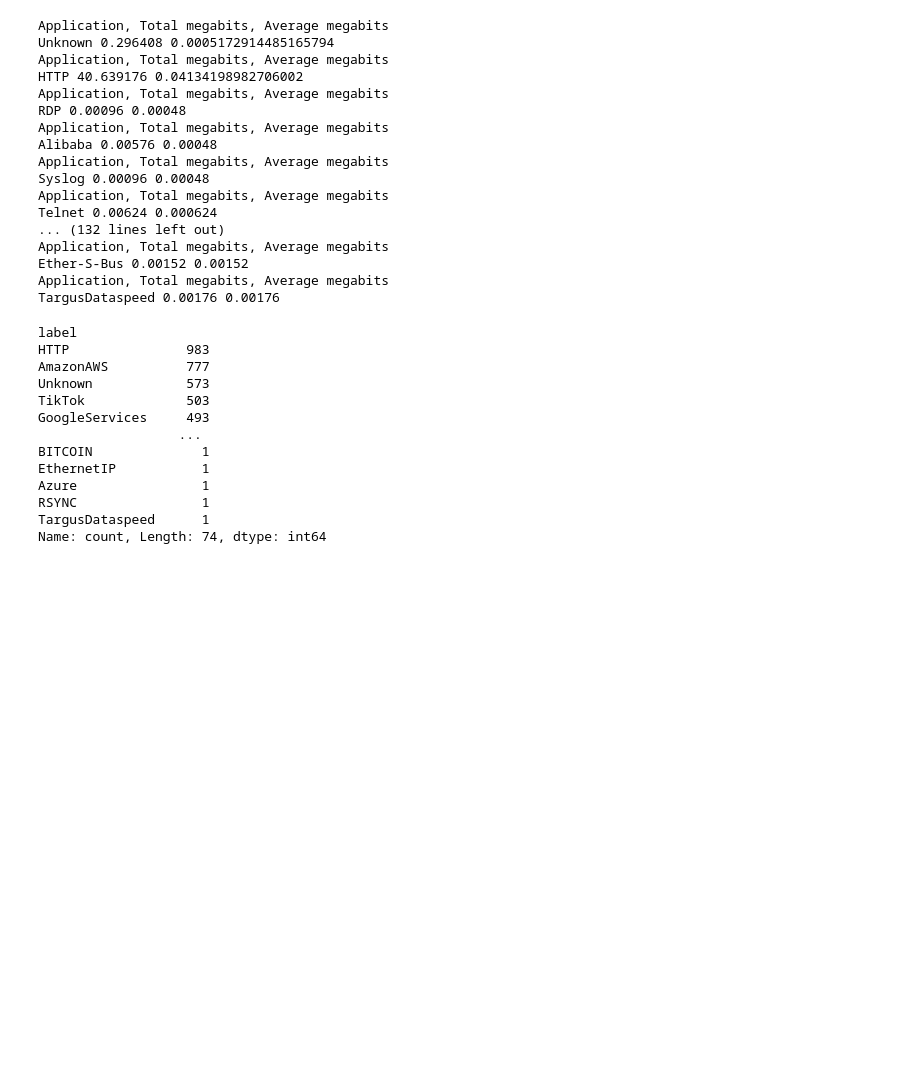
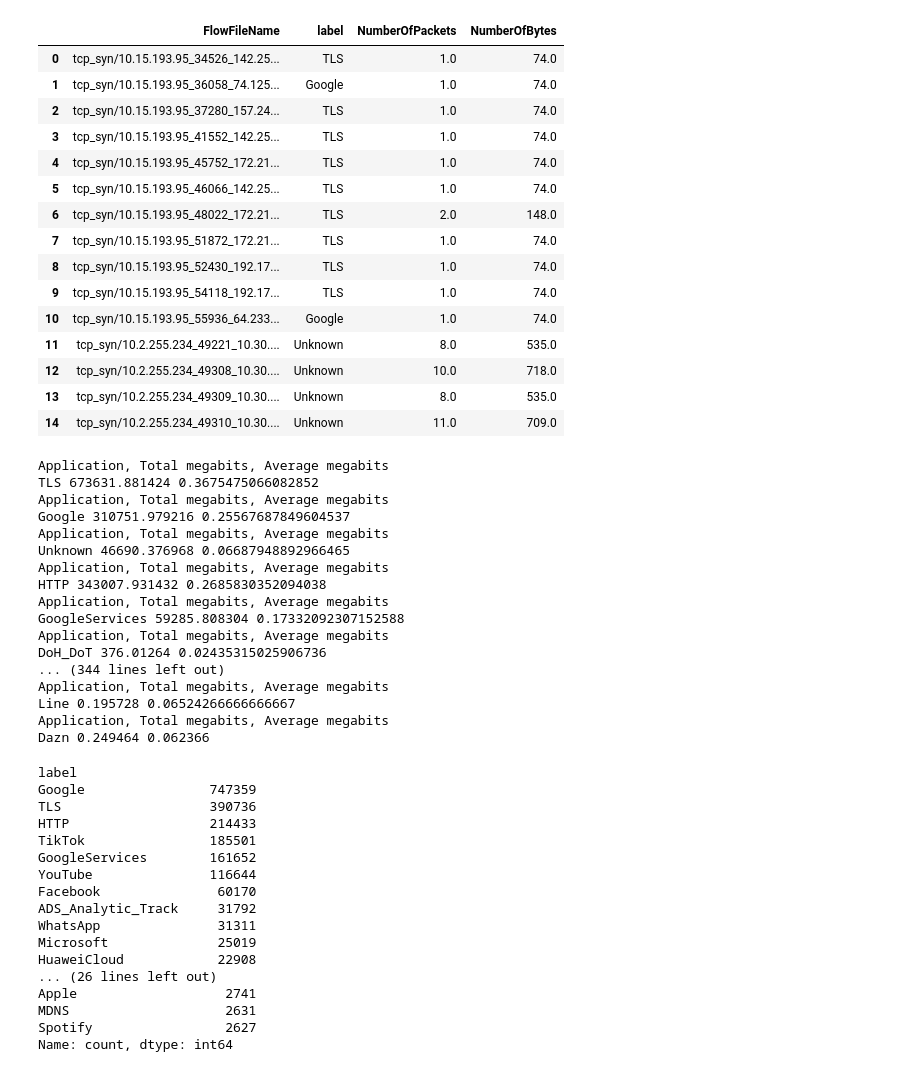
Before and after one commit to Taurine-Technology/pcap-data-processing, a Jupyter notebook: analysis/label-analysis.ipynb, the cells around one changed output. Saved outputs shown, nothing was run; the diff lists cells and outputs as text; code cells hidden in the pictures; blank space fills up the shorter version.

```diff
--- a/analysis/label-analysis.ipynb
+++ b/analysis/label-analysis.ipynb
@@ -4,3 +3,22 @@ import matplotlib.pyplot as plt
 # %%
-df = pd.read_csv('../labelling/formatted-filtered.csv')
+df = pd.read_csv('file.csv')
 df.dropna(inplace=True)
+# %%
+df.head(15)
+# %% [output]
+|  | FlowFileName | label | NumberOfPackets | NumberOfBytes |
+| 0 | tcp_syn/10.15.193.95_34526_142.25... | TLS | 1.0 | 74.0 |
+| 1 | tcp_syn/10.15.193.95_36058_74.125... | Google | 1.0 | 74.0 |
+| 2 | tcp_syn/10.15.193.95_37280_157.24... | TLS | 1.0 | 74.0 |
+| 3 | tcp_syn/10.15.193.95_41552_142.25... | TLS | 1.0 | 74.0 |
+| 4 | tcp_syn/10.15.193.95_45752_172.21... | TLS | 1.0 | 74.0 |
+| 5 | tcp_syn/10.15.193.95_46066_142.25... | TLS | 1.0 | 74.0 |
+| 6 | tcp_syn/10.15.193.95_48022_172.21... | TLS | 2.0 | 148.0 |
+| 7 | tcp_syn/10.15.193.95_51872_172.21... | TLS | 1.0 | 74.0 |
+| 8 | tcp_syn/10.15.193.95_52430_192.17... | TLS | 1.0 | 74.0 |
+| 9 | tcp_syn/10.15.193.95_54118_192.17... | TLS | 1.0 | 74.0 |
+| 10 | tcp_syn/10.15.193.95_55936_64.233... | Google | 1.0 | 74.0 |
+| 11 | tcp_syn/10.2.255.234_49221_10.30.... | Unknown | 8.0 | 535.0 |
+| 12 | tcp_syn/10.2.255.234_49308_10.30.... | Unknown | 10.0 | 718.0 |
+| 13 | tcp_syn/10.2.255.234_49309_10.30.... | Unknown | 8.0 | 535.0 |
+| 14 | tcp_syn/10.2.255.234_49310_10.30.... | Unknown | 11.0 | 709.0 |
@@ -7,5 +29,5 @@ df.dropna(inplace=True)
 # %%
-labeled_data = open('../labelling/formatted-filtered.csv', 'r')
+labeled_data = open('file.csv', 'r') # use the filtered one to get usable data
 lines = labeled_data.readlines()
 bytes = {}
 avg_flow_len = {'label':[], 'AverageFlowLen': []}
@@ -38,36 +60,40 @@ for k in bytes.keys():
     toal_flow_len['TotalFlowLen'].append((total/125000))
 # %% [output]
 Application, Total megabits, Average megabits
-Unknown 0.296408 0.0005172914485165794
+TLS 673631.881424 0.3675475066082852
 Application, Total megabits, Average megabits
-HTTP 40.639176 0.04134198982706002
+Google 310751.979216 0.25567687849604537
 Application, Total megabits, Average megabits
-RDP 0.00096 0.00048
+Unknown 46690.376968 0.06687948892966465
 Application, Total megabits, Average megabits
-Alibaba 0.00576 0.00048
+HTTP 343007.931432 0.2685830352094038
 Application, Total megabits, Average megabits
-Syslog 0.00096 0.00048
+GoogleServices 59285.808304 0.17332092307152588
 Application, Total megabits, Average megabits
-Telnet 0.00624 0.000624
-... (132 lines left out)
+DoH_DoT 376.01264 0.02435315025906736
+... (344 lines left out)
 Application, Total megabits, Average megabits
-Ether-S-Bus 0.00152 0.00152
+Line 0.195728 0.06524266666666667
 Application, Total megabits, Average megabits
-TargusDataspeed 0.00176 0.00176
+Dazn 0.249464 0.062366
 # %%
-df_labels = df.label.value_counts(ascending=False)
-df_labels
+df_labels = filtered_df.label.value_counts(ascending=False)
+df_labels.head(40)
 # %% [output]
 label
-HTTP               983
-AmazonAWS          777
-Unknown            573
-TikTok             503
-GoogleServices     493
-                  ...
-BITCOIN              1
-EthernetIP           1
-Azure                1
-RSYNC                1
-TargusDataspeed      1
-Name: count, Length: 74, dtype: int64
+Google                747359
+TLS                   390736
+HTTP                  214433
+TikTok                185501
+GoogleServices        161652
+YouTube               116644
+Facebook               60170
+ADS_Analytic_Track     31792
+WhatsApp               31311
+Microsoft              25019
+HuaweiCloud            22908
+... (26 lines left out)
+Apple                   2741
+MDNS                    2631
+Spotify                 2627
+Name: count, dtype: int64
```
Also changed, not shown: parts of 7 cells of this notebook, 1 other file.
